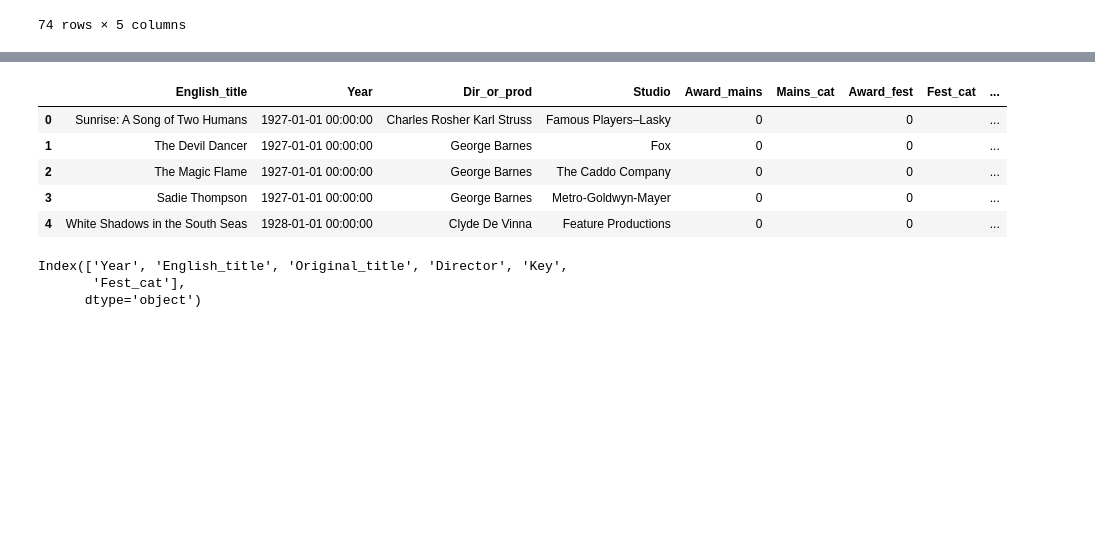
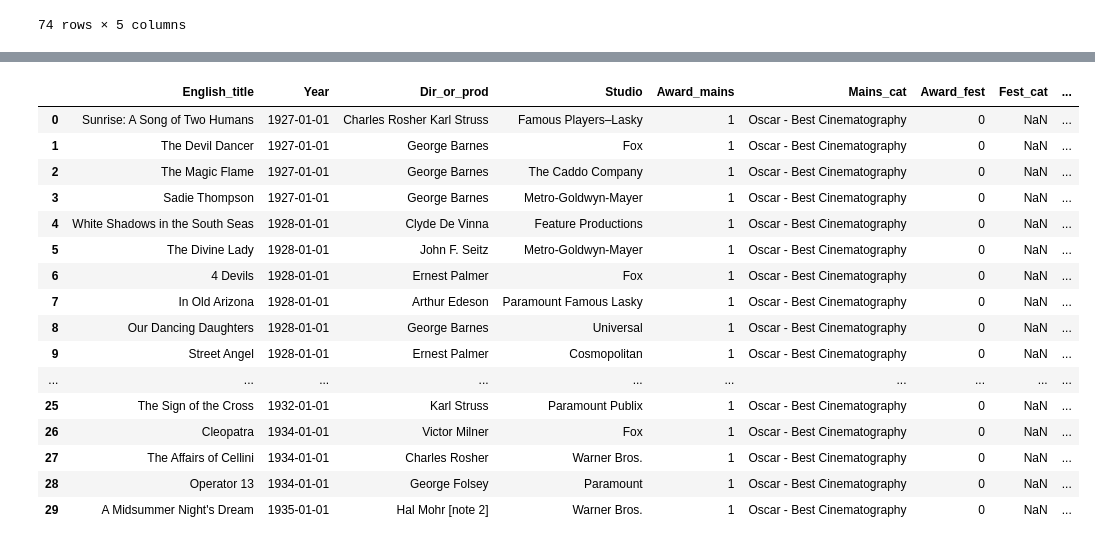
Before and after one commit to itsreivilo/movies, a Jupyter notebook: cleaning_data/cleaning_awards.ipynb, the cells around one changed output, grey strips where cells are left out. Cells and saved outputs as stored; diff of their text form; code cells hidden in the pictures; blank space fills up the shorter version.

```diff
--- a/cleaning_data/cleaning_awards.ipynb
+++ b/cleaning_data/cleaning_awards.ipynb
@@ -251,6 +256,11 @@ can_gp_cl = can_gp
 can_gp_cl = renom_cannes(can_gp_cl)
 can_gp_cl = conv_date(can_gp_cl)
 #suppression lignes non voulues avec la décennie comme valeur dans chaque colonne (scrapping du tableau difficile)
-decades_to_delete = [f"{decade}s" for decade in range(1960, 2030, 10)]
+decades_to_delete = [f"{decade}s" for decade in range(1960, 2030, 10)] + ['Awarded as "Grand Prix du Jury"']
 can_gp_cl = can_gp_cl.loc[~can_gp_cl['English_title'].isin(decades_to_delete)]
+can_gp_cl['Director'] = can_gp_cl['Director'].str.split('[', n=1).str[0]
+
 can_gp_cl = can_gp_cl.reset_index(drop=True)
+can_gp_cl= can_gp_cl.iloc[:65, :5]
+
+can_gp_cl
@@ -651,32 +556,30 @@ result_df
 # %%
-import pandas as pd
-
 # Création de la base de données globale
 awards_df = pd.DataFrame(columns=['English_title', 'Year', 'Dir_or_prod', 'Studio', 'Award_mains', 'Mains_cat', 'Award_fest', 'Fest_cat', 'Production_country'])
 
 # Academy Award - Best Cinematography
 ac_bc_cl['Mains_cat'] = 'Oscar - Best Cinematography'
-awards_df = pd.concat([awards_df, ac_bc_cl[['English_title', 'Year', 'Cinematographer']].rename(columns={'Cinematographer': 'Dir_or_prod'})], ignore_index=True)
+awards_df = pd.concat([awards_df, ac_bc_cl[['English_title', 'Year', 'Cinematographer', 'Mains_cat']].rename(columns={'Cinematographer': 'Dir_or_prod'})], ignore_index=True)
 
 # Academy Award - Best Director
 ac_bd_cl['Mains_cat'] = 'Oscar - Best Director'
-awards_df = pd.concat([awards_df, ac_bd_cl[['English_title', 'Year', 'Director']]], ignore_index=True)
+awards_df = pd.concat([awards_df, ac_bd_cl[['English_title', 'Year', 'Director', 'Mains_cat']]], ignore_index=True)
 
 # Academy Award - Best Film
 ac_bf_cl['Mains_cat'] = 'Oscar - Best Film'
-awards_df = pd.concat([awards_df, ac_bf_cl[['English_title', 'Year', 'Film_producers', 'Film_Studio']]], ignore_index=True)
+awards_df = pd.concat([awards_df, ac_bf_cl[['English_title', 'Year', 'Film_producers', 'Film_Studio', 'Mains_cat']]], ignore_index=True)
 
 # César Award - Best Director
 ces_bd_cl['Mains_cat'] = 'César - Best Director'
-awards_df = pd.concat([awards_df, ces_bd_cl[['English_title', 'Year', 'Director']]], ignore_index=True)
+awards_df = pd.concat([awards_df, ces_bd_cl[['English_title', 'Year', 'Director', 'Mains_cat']]], ignore_index=True)
 
 # César Award - Best Film
 ces_bf_cl['Mains_cat'] = 'César - Best Film'
-awards_df = pd.concat([awards_df, ces_bf_cl[['English_title', 'Year', 'Director']]], ignore_index=True)
+awards_df = pd.concat([awards_df, ces_bf_cl[['English_title', 'Year', 'Director', 'Mains_cat']]], ignore_index=True)
 
 # Cannes Festival - Palme d'Or
 can_po_cl['Fest_cat'] = 'Cannes - Palme d\'Or'
-awards_df = pd.concat([awards_df, can_po_cl[['English_title', 'Year', 'Director', 'Production_country']]], ignore_index=True)
+awards_df = pd.concat([awards_df, can_po_cl[['English_title', 'Year', 'Director', 'Production_country', 'Fest_cat']]], ignore_index=True)
 
 # Cannes Festival - Prix du Jury
 can_jr_cl['Fest_cat'] = 'Cannes - Prix du Jury'
@@ -684,58 +587,64 @@ awards_df = pd.concat([awards_df, can_jr_cl[['English_title', 'Year', 'Director'
 
 # Cannes Festival - Grand Prix
 can_gp_cl['Fest_cat'] = 'Cannes - Grand Prix'
-awards_df = pd.concat([awards_df, can_gp_cl[['English_title', 'Year', 'Director', 'Production_country']]], ignore_index=True)
+awards_df = pd.concat([awards_df, can_gp_cl[['English_title', 'Year', 'Director', 'Production_country', 'Fest_cat']]], ignore_index=True)
 
 # Festival de Venise - Lion d'Or
 ven_lor_cl['Fest_cat'] = 'Venise - Lion d\'Or'
-awards_df = pd.concat([awards_df, ven_lor_cl[['English_title', 'Year', 'Director', 'Production_country']]], ignore_index=True)
+awards_df = pd.concat([awards_df, ven_lor_cl[['English_title', 'Year', 'Director', 'Production_country', 'Fest_cat']]], ignore_index=True)
 
 # Festival de Venise - Lion d'Argent
 ven_larg_cl['Fest_cat'] = 'Venise - Lion d\'Argent'
-awards_df = pd.concat([awards_df, ven_larg_cl[['English_title', 'Year', 'Director', 'Key']]], ignore_index=True)
+awards_df = pd.concat([awards_df, ven_larg_cl[['Year', 'English_title', 'Director','Fest_cat']]], ignore_index=True)
 
 # Festival de Venise - Grand Prix du Jury
 ven_gj_cl['Fest_cat'] = 'Venise - Grand Prix du Jury'
-awards_df = pd.concat([awards_df, ven_gj_cl[['English_title', 'Year', 'Director', 'Production_country']]], ignore_index=True)
+awards_df = pd.concat([awards_df, ven_gj_cl[['English_title', 'Year', 'Director', 'Production_country', 'Fest_cat']]], ignore_index=True)
 
 # Fusion de Film_producers dans Dir_or_prod
 awards_df['Dir_or_prod'].fillna(awards_df['Film_producers'], inplace=True)
 awards_df.drop(columns=['Film_producers'], inplace=True)
 
 # Création de la colonne Studio
 awards_df['Studio'] = ac_bf_cl['Film_Studio']
 
-# Remplissage des valeurs NaN
-awards_df.fillna('Nan', inplace=True)
+awards_df['Dir_or_prod'] = np.where(awards_df['Dir_or_prod'].isna(), awards_df['Director'], awards_df['Dir_or_prod'])
+awards_df['Studio'] = awards_df['Studio'].combine_first(awards_df['Film_Studio'])
+# Ajout des colonnes Award_mains, Award_fest
+awards_df['Award_mains'] = 0
+awards_df['Award_fest'] = 0
 
-# Ajout des colonnes Award_mains, Award_fest, Mains_cat, Fest_cat
-awards_df['Award_mains'] = 0
-awards_df['Mains_cat'] = ''
-awards_df['Award_fest'] = 0
-awards_df['Fest_cat'] = ''
 
 # Mise à jour des valeurs pour les catégories Mainstream
 mainstream_categories = ['Oscar - Best Cinematography', 'Oscar - Best Director', 'Oscar - Best Film', 'César - Best Director', 'César - Best Film']
 awards_df.loc[awards_df['Mains_cat'].isin(mainstream_categories), 'Award_mains'] = 1
-awards_df.loc[awards_df['Mains_cat'].isin(mainstream_categories), 'Mains_cat'] = awards_df.loc[awards_df['Mains_cat'].isin(mainstream_categories), 'Mains_cat'] + ' - Winner or Nominee'
+awards_df.loc[awards_df['Mains_cat'].isin(mainstream_categories), 'Mains_cat'] = awards_df.loc[awards_df['Mains_cat'].isin(mainstream_categories), 'Mains_cat']
+
 
 # Mise à jour des valeurs pour les catégories Festivals
 festival_categories = ['Cannes - Palme d\'Or', 'Cannes - Prix du Jury', 'Cannes - Grand Prix', 'Venise - Lion d\'Or', 'Venise - Lion d\'Argent', 'Venise - Grand Prix du Jury']
 awards_df.loc[awards_df['Fest_cat'].isin(festival_categories), 'Award_fest'] = 1
-awards_df.loc[awards_df['Fest_cat'].isin(festival_categories), 'Fest_cat'] = awards_df.loc[awards_df['Fest_cat'].isin(festival_categories), 'Fest_cat'] + ' - Winner or Nominee'
-
+awards_df.loc[awards_df['Fest_cat'].isin(festival_categories), 'Fest_cat'] = awards_df.loc[awards_df['Fest_cat'].isin(festival_categories), 'Fest_cat']
+awards_df = conv_date(awards_df)
 # Affichage des premières lignes de la base de données finale
-awards_df.head()
+awards_df.head(30)
 # %% [output]
 |  | English_title | Year | Dir_or_prod | Studio | Award_mains | Mains_cat | Award_fest | Fest_cat | ... |
-| 0 | Sunrise: A Song of Two Humans | 1927-01-01 00:00:00 | Charles Rosher Karl Struss | Famous Players–Lasky | 0 |  | 0 |  | ... |
-| 1 | The Devil Dancer | 1927-01-01 00:00:00 | George Barnes | Fox | 0 |  | 0 |  | ... |
-| 2 | The Magic Flame | 1927-01-01 00:00:00 | George Barnes | The Caddo Company | 0 |  | 0 |  | ... |
-| 3 | Sadie Thompson | 1927-01-01 00:00:00 | George Barnes | Metro-Goldwyn-Mayer | 0 |  | 0 |  | ... |
-| 4 | White Shadows in the South Seas | 1928-01-01 00:00:00 | Clyde De Vinna | Feature Productions | 0 |  | 0 |  | ... |
+| 0 | Sunrise: A Song of Two Humans | 1927-01-01 | Charles Rosher Karl Struss | Famous Players–Lasky | 1 | Oscar - Best Cinematography | 0 | NaN | ... |
+| 1 | The Devil Dancer | 1927-01-01 | George Barnes | Fox | 1 | Oscar - Best Cinematography | 0 | NaN | ... |
+| 2 | The Magic Flame | 1927-01-01 | George Barnes | The Caddo Company | 1 | Oscar - Best Cinematography | 0 | NaN | ... |
+| 3 | Sadie Thompson | 1927-01-01 | George Barnes | Metro-Goldwyn-Mayer | 1 | Oscar - Best Cinematography | 0 | NaN | ... |
+| 4 | White Shadows in the South Seas | 1928-01-01 | Clyde De Vinna | Feature Productions | 1 | Oscar - Best Cinematography | 0 | NaN | ... |
+| 5 | The Divine Lady | 1928-01-01 | John F. Seitz | Metro-Goldwyn-Mayer | 1 | Oscar - Best Cinematography | 0 | NaN | ... |
+| 6 | 4 Devils | 1928-01-01 | Ernest Palmer | Fox | 1 | Oscar - Best Cinematography | 0 | NaN | ... |
+| 7 | In Old Arizona | 1928-01-01 | Arthur Edeson | Paramount Famous Lasky | 1 | Oscar - Best Cinematography | 0 | NaN | ... |
+| 8 | Our Dancing Daughters | 1928-01-01 | George Barnes | Universal | 1 | Oscar - Best Cinematography | 0 | NaN | ... |
+| 9 | Street Angel | 1928-01-01 | Ernest Palmer | Cosmopolitan | 1 | Oscar - Best Cinematography | 0 | NaN | ... |
+| ... | ... | ... | ... | ... | ... | ... | ... | ... | ... |
+| 25 | The Sign of the Cross | 1932-01-01 | Karl Struss | Paramount Publix | 1 | Oscar - Best Cinematography | 0 | NaN | ... |
+| 26 | Cleopatra | 1934-01-01 | Victor Milner | Fox | 1 | Oscar - Best Cinematography | 0 | NaN | ... |
+| 27 | The Affairs of Cellini | 1934-01-01 | Charles Rosher | Warner Bros. | 1 | Oscar - Best Cinematography | 0 | NaN | ... |
+| 28 | Operator 13 | 1934-01-01 | George Folsey | Paramount | 1 | Oscar - Best Cinematography | 0 | NaN | ... |
+| 29 | A Midsummer Night's Dream | 1935-01-01 | Hal Mohr [note 2] | Warner Bros. | 1 | Oscar - Best Cinematography | 0 | NaN | ... |
 # %%
-print(ven_larg_cl.columns)
+awards_df.to_csv('awards.csv', index=False) #exportons la base finale en CSV
-# %% [output]
-Index(['Year', 'English_title', 'Original_title', 'Director', 'Key',
-       'Fest_cat'],
-      dtype='object')
```
Also changed, not shown: parts of 9 cells of this notebook, 1 other file.
